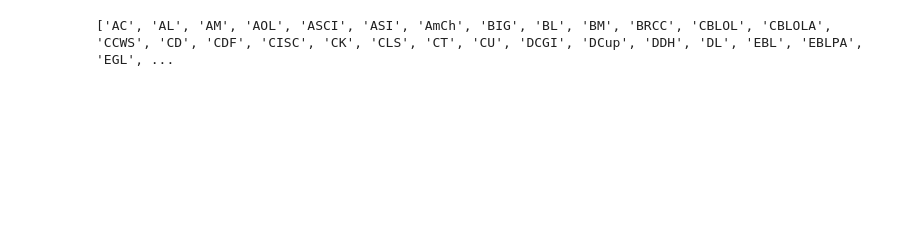
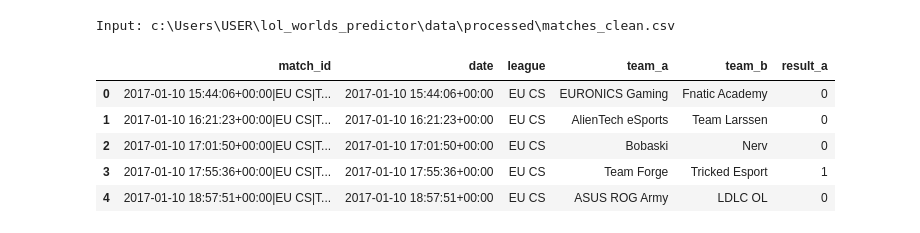
Before and after one commit to dophat1/lol-worlds-predictor, a Jupyter notebook: notebooks/02_elo_feature_engineering.ipynb, the cells around one changed output. Cells and saved outputs as stored; diff of their text form; code cells hidden in the pictures; blank space fills up the shorter version.

Commit message:
Feature engineering on all historical data

```diff
--- a/notebooks/02_elo_feature_engineering.ipynb
+++ b/notebooks/02_elo_feature_engineering.ipynb
@@ -418,4 +0,0 @@ Name: count, dtype: int64
-# %%
-print(sorted(merged_df["league"].dropna().unique()))
-# %% [output]
-['AC', 'AL', 'AM', 'AOL', 'ASCI', 'ASI', 'AmCh', 'BIG', 'BL', 'BM', 'BRCC', 'CBLOL', 'CBLOLA', 'CCWS', 'CD', 'CDF', 'CISC', 'CK', 'CLS', 'CT', 'CU', 'DCGI', 'DCup', 'DDH', 'DL', 'EBL', 'EBLPA', 'EGL', ...
@@ -426,0 +1,69 @@ merged_df.to_csv(
+# %%
+from pathlib import Path
+
+import numpy as np
+import pandas as pd
+
+base = Path.cwd()
+
+if not (base / "data" / "processed").is_dir():
+    base = base.parent
+
+input_path = base / "data" / "processed" / "matches_clean.csv"
+output_dir = base / "data" / "processed"
+
+if not input_path.is_file():
+    raise FileNotFoundError(
+        f"Missing {input_path}. Run notebook 01 first."
+    )
+
+print("Input:", input_path)
+# %% [output]
+Input: c:\Users\USER\lol_worlds_predictor\data\processed\matches_clean.csv
+# %%
+matches = pd.read_csv(
+    input_path,
+    dtype={
+        "match_id": "string",
+        "league": "string",
+        "team_a": "string",
+        "team_b": "string",
+    },
+)
+
+required_columns = [
+    "match_id",
+    "date",
+    "league",
+    "team_a",
+    "team_b",
+    "result_a",
+]
+
+missing_columns = set(required_columns) - set(matches.columns)
+
+if missing_columns:
+    raise ValueError(f"Missing columns: {missing_columns}")
+
+matches = matches[required_columns].copy()
+
+matches["date"] = pd.to_datetime(
+    matches["date"],
+    utc=True,
+    errors="raise",
+    format="mixed",
+)
+
+matches["result_a"] = pd.to_numeric(
+    matches["result_a"],
+    errors="raise",
+)
+
+display(matches.head())
+# %% [output]
+|  | match_id | date | league | team_a | team_b | result_a |
+| 0 | 2017-01-10 15:44:06+00:00|EU CS|T... | 2017-01-10 15:44:06+00:00 | EU CS | EURONICS Gaming | Fnatic Academy | 0 |
+| 1 | 2017-01-10 16:21:23+00:00|EU CS|T... | 2017-01-10 16:21:23+00:00 | EU CS | AlienTech eSports | Team Larssen | 0 |
+| 2 | 2017-01-10 17:01:50+00:00|EU CS|T... | 2017-01-10 17:01:50+00:00 | EU CS | Bobaski | Nerv | 0 |
+| 3 | 2017-01-10 17:55:36+00:00|EU CS|T... | 2017-01-10 17:55:36+00:00 | EU CS | Team Forge | Tricked Esport | 1 |
+| 4 | 2017-01-10 18:57:51+00:00|EU CS|T... | 2017-01-10 18:57:51+00:00 | EU CS | ASUS ROG Army | LDLC OL | 0 |
```
Also changed, not shown: parts of 35 cells of this notebook, 1 other file.
